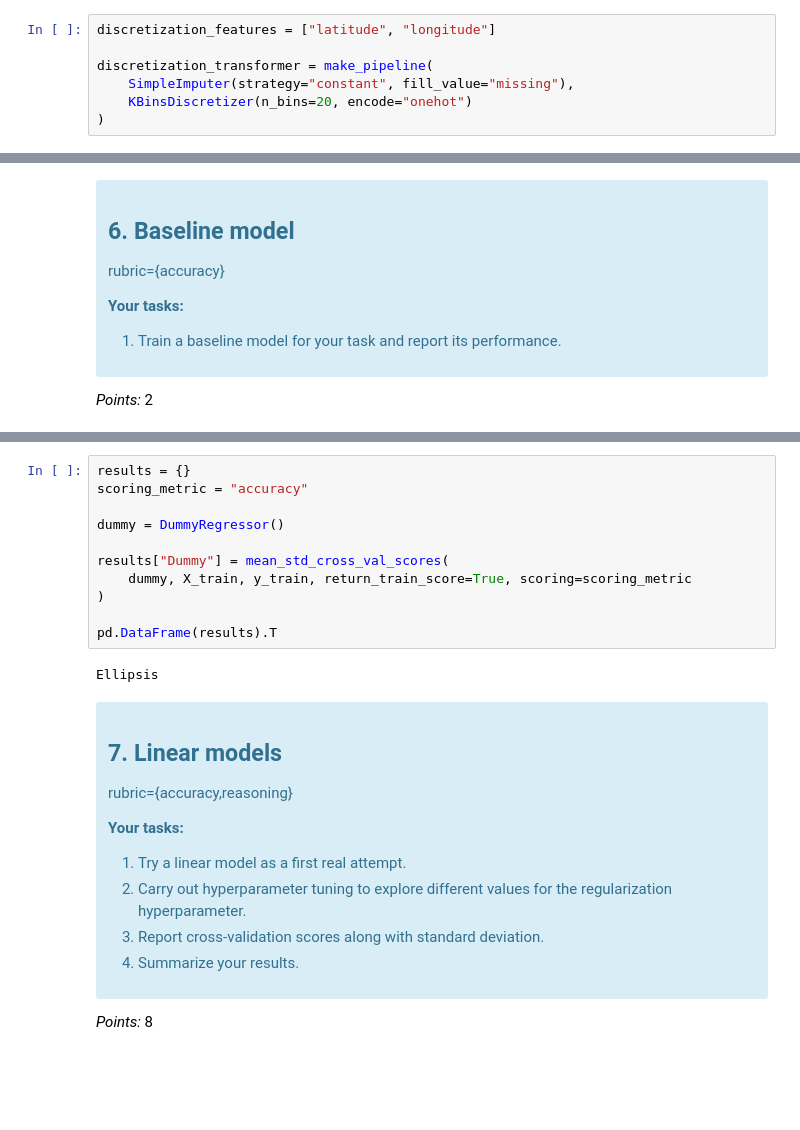
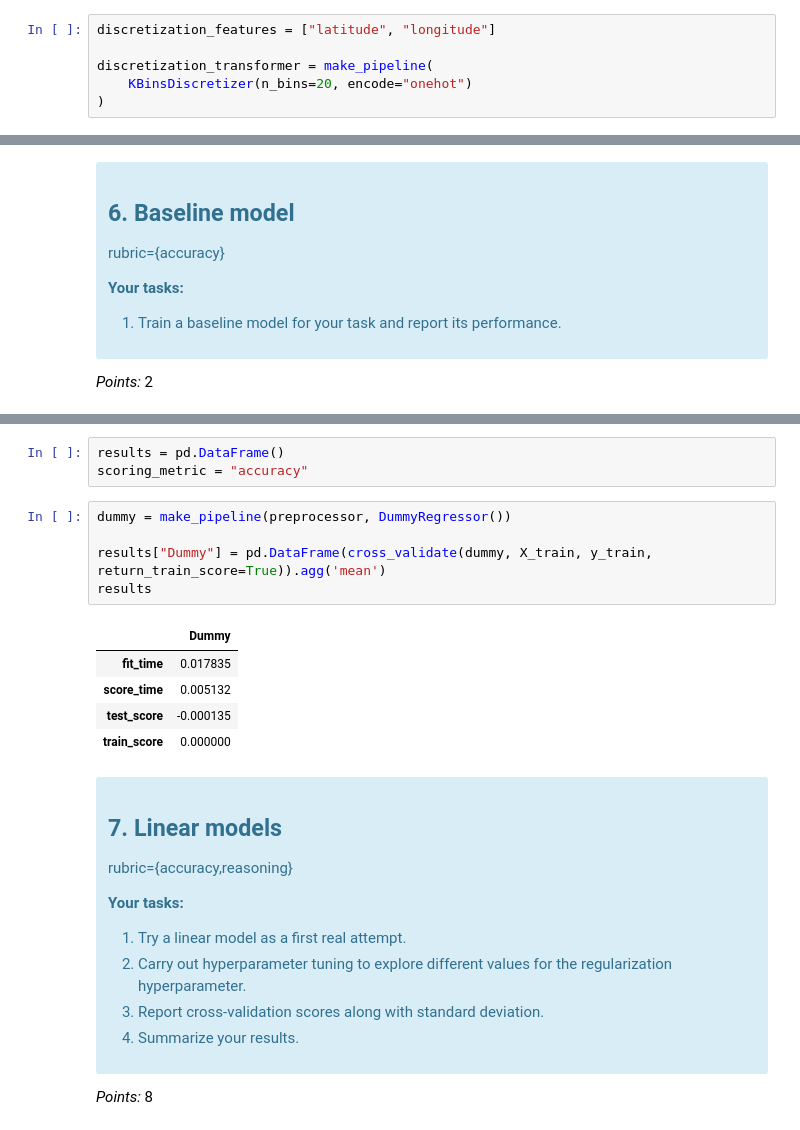
Before and after one commit to UBC-MDS/lab4_bnb_morris_eric, a Jupyter notebook: lab4.ipynb, the cells around one changed output, grey strips where cells are left out. Saved outputs shown, nothing was run; the diff lists cells and outputs as text; blank space fills up the shorter version.

```diff
--- a/lab4.ipynb
+++ b/lab4.ipynb
@@ -297,7 +297,6 @@ _Points:_ 0.5
 discretization_features = ["latitude", "longitude"]
 
 discretization_transformer = make_pipeline(
-    SimpleImputer(strategy="constant", fill_value="missing"),
     KBinsDiscretizer(n_bins=20, encode="onehot")
 )
 # %% [markdown]
@@ -394,16 +386,17 @@ def mean_std_cross_val_scores(model, X_train, y_train, **kwargs):
+# %%
+results = pd.DataFrame()
+scoring_metric = "accuracy"
 # %%
-results = {}
-scoring_metric = "accuracy"
+dummy = make_pipeline(preprocessor, DummyRegressor())
 
-dummy = DummyRegressor()
-
-results["Dummy"] = mean_std_cross_val_scores(
-    dummy, X_train, y_train, return_train_score=True, scoring=scoring_metric
-)
-
-pd.DataFrame(results).T
+results["Dummy"] = pd.DataFrame(cross_validate(dummy, X_train, y_train, return_train_score=True)).agg('mean')
+results
 # %% [output]
-Ellipsis
+|  | Dummy |
+| fit_time | 0.017835 |
+| score_time | 0.005132 |
+| test_score | -0.000135 |
+| train_score | 0.000000 |
 # %% [markdown]
 <!-- END QUESTION -->
 
```
Also changed, not shown: parts of 6 cells of this notebook.
